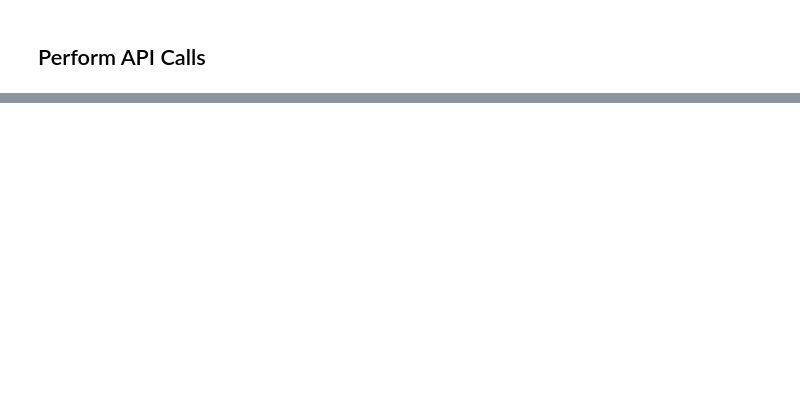
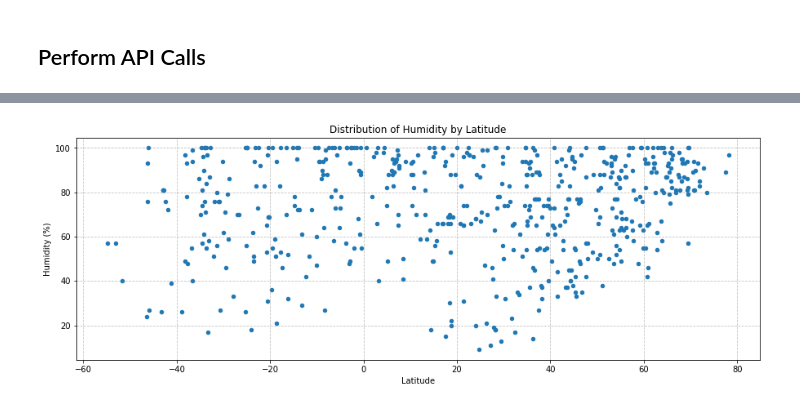
Before and after one commit to FractalMind81/DataAnalytics, a Jupyter notebook: Python/API/WeatherPy.ipynb, the cells around one changed output, grey strips where cells are left out. Saved outputs shown, nothing was run; the diff lists cells and outputs as text; code cells hidden in the pictures; blank space fills up the shorter version.

```diff
--- a/Python/API/WeatherPy.ipynb
+++ b/Python/API/WeatherPy.ipynb
@@ -110,0 +133,17 @@ cities_df.plot(kind='scatter',x='Lat',y='Temp')
+# %%
+# Plot Humidity
+cities_df.plot(kind='scatter',x='Lat',y='Humidity',figsize=(15, 5))
+
+# Add Labels and Title
+plt.xlabel("Latitude")
+plt.ylabel("Humidity (%)")
+plt.title("Distribution of Humidity by Latitude")
+plt.grid(True, linestyle='--', which='major',color='grey', alpha=.5)
+
+# Save figure
+plt.savefig("Humidity Distribution.png")
+
+# Show plot
+plt.show()
+# %% [output]
+[figure, added]
```
Also changed, not shown: parts of 7 cells of this notebook, 4 other files.
